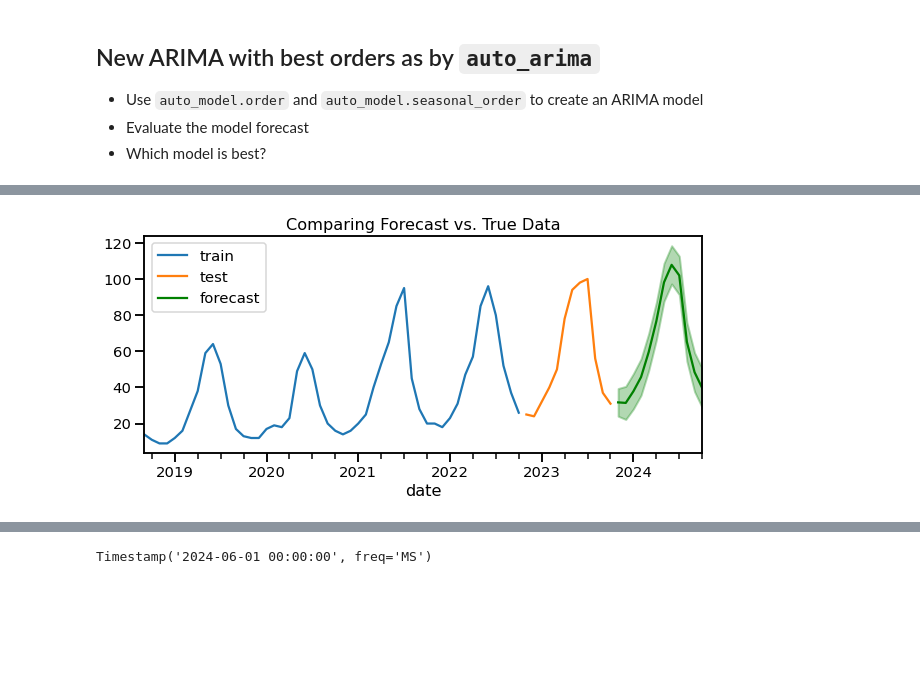
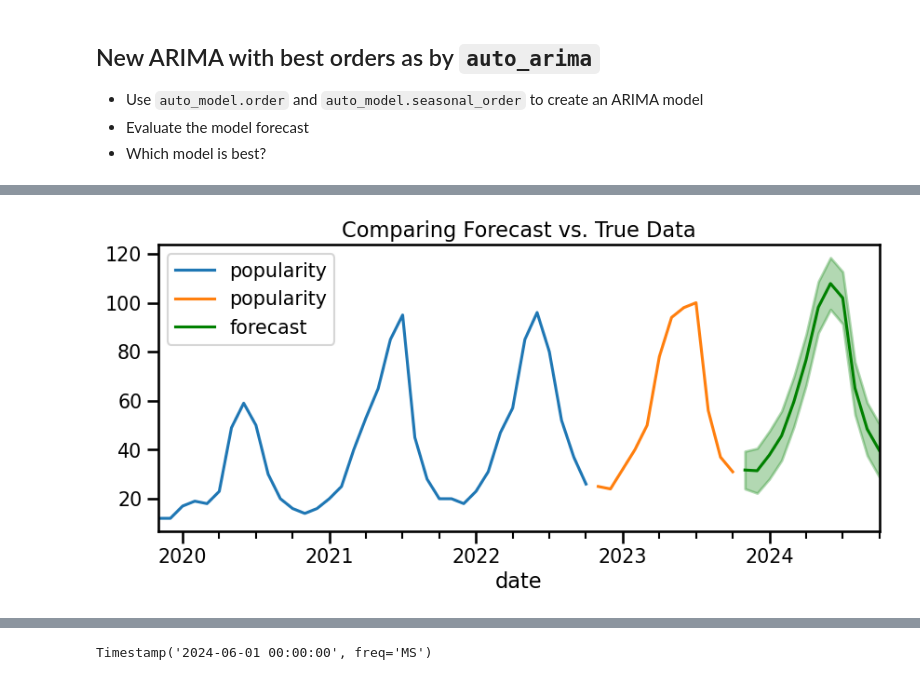
Before and after one commit to swhaley01/dataviz-arima-codealongs, a Jupyter notebook: solutions/SOLUTIONS-W2-L2-Sunscreen-SARIMA.ipynb, the cells around one changed output, grey strips where cells are left out. Drawn from its saved outputs; the diff is of its cells as text; code cells hidden in the pictures; blank space fills up the shorter version.

```diff
--- a/solutions/SOLUTIONS-W2-L2-Sunscreen-SARIMA.ipynb
+++ b/solutions/SOLUTIONS-W2-L2-Sunscreen-SARIMA.ipynb
@@ -210,7 +210,7 @@ df_sun.head()
 | 4 | 2004-05 | 17 |
 # %%
 # Make data a DateTime Object
-df_sun['date'] = pd.to_datetime(df_sun['date'])
+df_sun['date'] = pd.to_datetime(df_sun['date'], format = '%Y-%m')
 df_sun.info()
 # %% [output]
 <class 'pandas.core.frame.DataFrame'>
@@ -257,7 +257,7 @@ df_sun
 238 rows × 1 columns
 # %%
 # Define the time series as ts
-ts = df_sun['popularity']
+ts = df_sun.copy()
 # %%
 # Set the frequency to the start of the month (does not require resampling)
 ts = ts.asfreq('MS')
@@ -558,15 +563,15 @@ Regression Metrics:
 # %%
 # Use auto_arima parameters to fit an ARIMA
 final_model = tsa.ARIMA(
     ts, order=auto_model.order, seasonal_order=auto_model.seasonal_order
 ).fit()
 
 
 # Obtain future forecasts beyond test data
 forecast_df  = final_model.get_forecast(len(test)).summary_frame()
-plot_forecast(train,test,forecast_df, n_train_lags = 50);
+plot_forecast(train,test,forecast_df, n_train_lags = 36);
 # %% [output]
-[figure, old version]
+[figure, new version]
 # %%
 forecast_df['mean']
 # %% [output]
```
Also changed, not shown: parts of 21 cells of this notebook, 1 other file.
